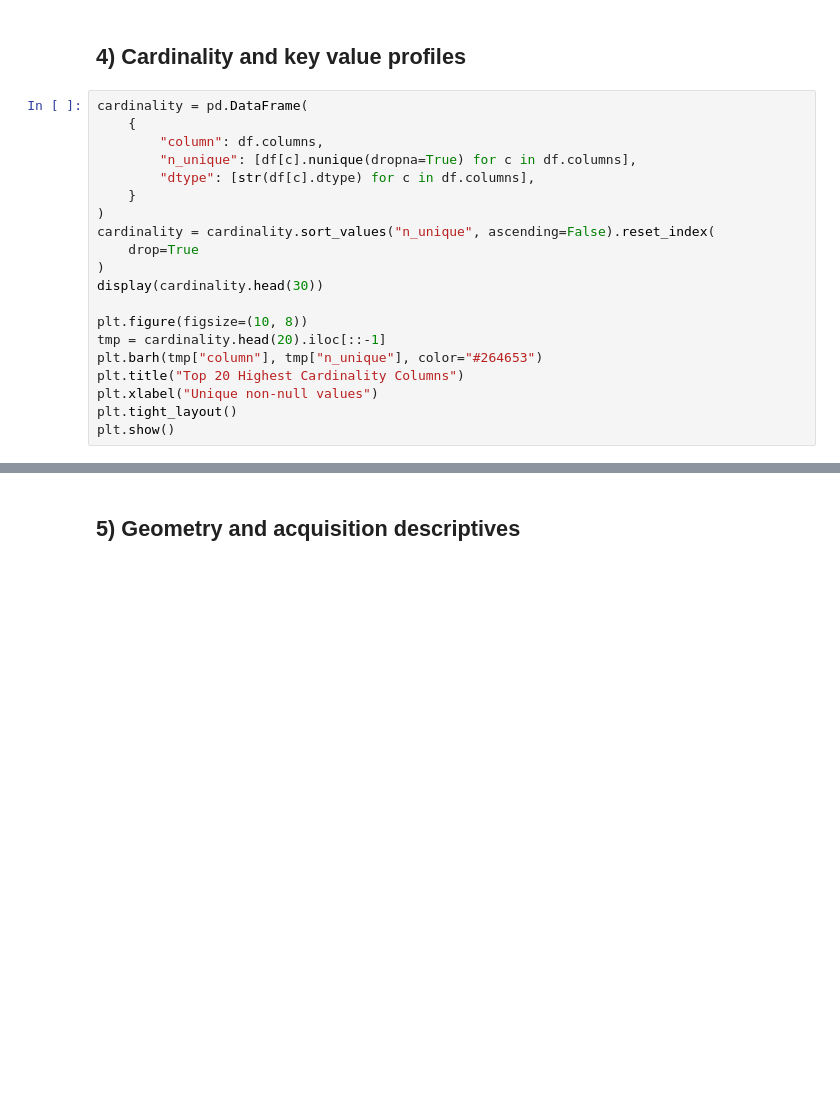
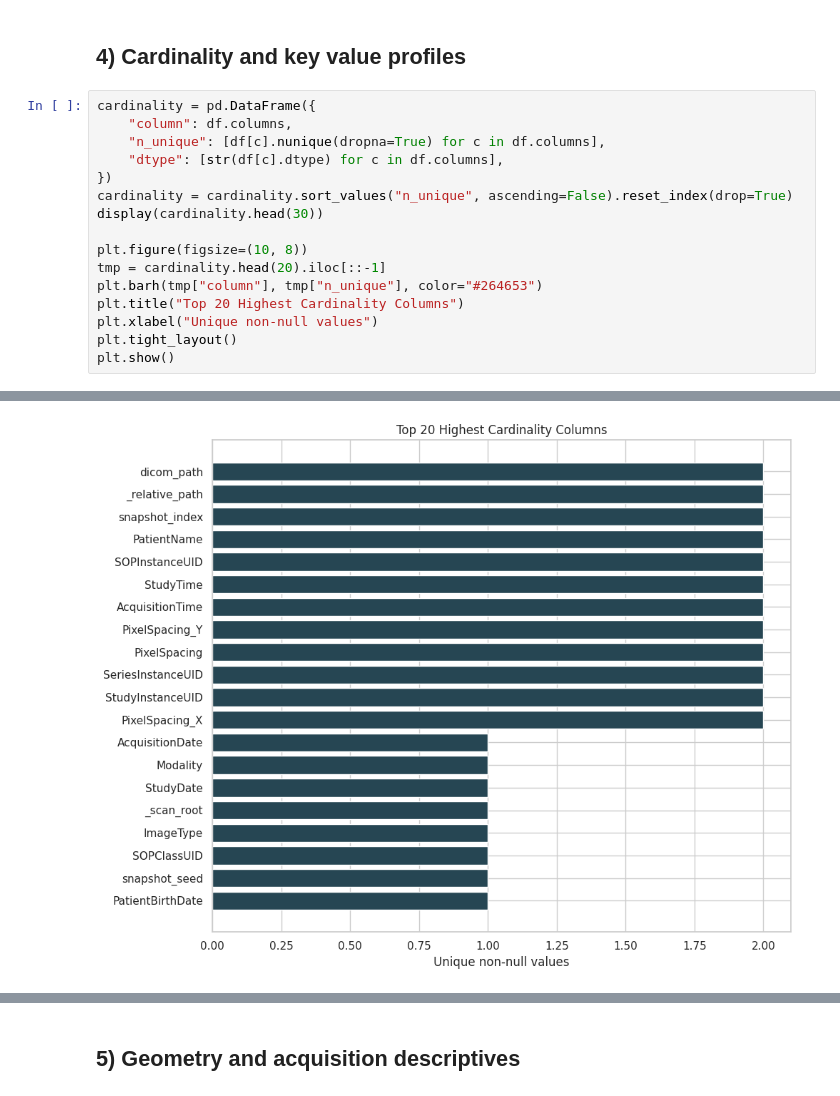
Before and after one commit to dmandache/IMPERANDI, a Jupyter notebook: dashboards/dicom_tags_snapshot_analysis.ipynb, the cells around one changed output, grey strips where cells are left out. Drawn from its saved outputs; the diff is of its cells as text; blank space fills up the shorter version.

```diff
--- a/dashboards/dicom_tags_snapshot_analysis.ipynb
+++ b/dashboards/dicom_tags_snapshot_analysis.ipynb
@@ -187,16 +220,12 @@ plt.show()
 # %% [markdown]
 ## 4) Cardinality and key value profiles
 # %%
-cardinality = pd.DataFrame(
-    {
-        "column": df.columns,
-        "n_unique": [df[c].nunique(dropna=True) for c in df.columns],
-        "dtype": [str(df[c].dtype) for c in df.columns],
-    }
-)
-cardinality = cardinality.sort_values("n_unique", ascending=False).reset_index(
-    drop=True
-)
+cardinality = pd.DataFrame({
+    "column": df.columns,
+    "n_unique": [df[c].nunique(dropna=True) for c in df.columns],
+    "dtype": [str(df[c].dtype) for c in df.columns],
+})
+cardinality = cardinality.sort_values("n_unique", ascending=False).reset_index(drop=True)
 display(cardinality.head(30))
 
 plt.figure(figsize=(10, 8))
@@ -206,3 +235,4 @@ plt.title("Top 20 Highest Cardinality Columns")
 plt.xlabel("Unique non-null values")
 plt.tight_layout()
 plt.show()
+# %% [output]
@@ -209 +256,2 @@ plt.show()
+[figure, added]
 # %%
```
Also changed, not shown: parts of 13 cells of this notebook, 1 other file.
